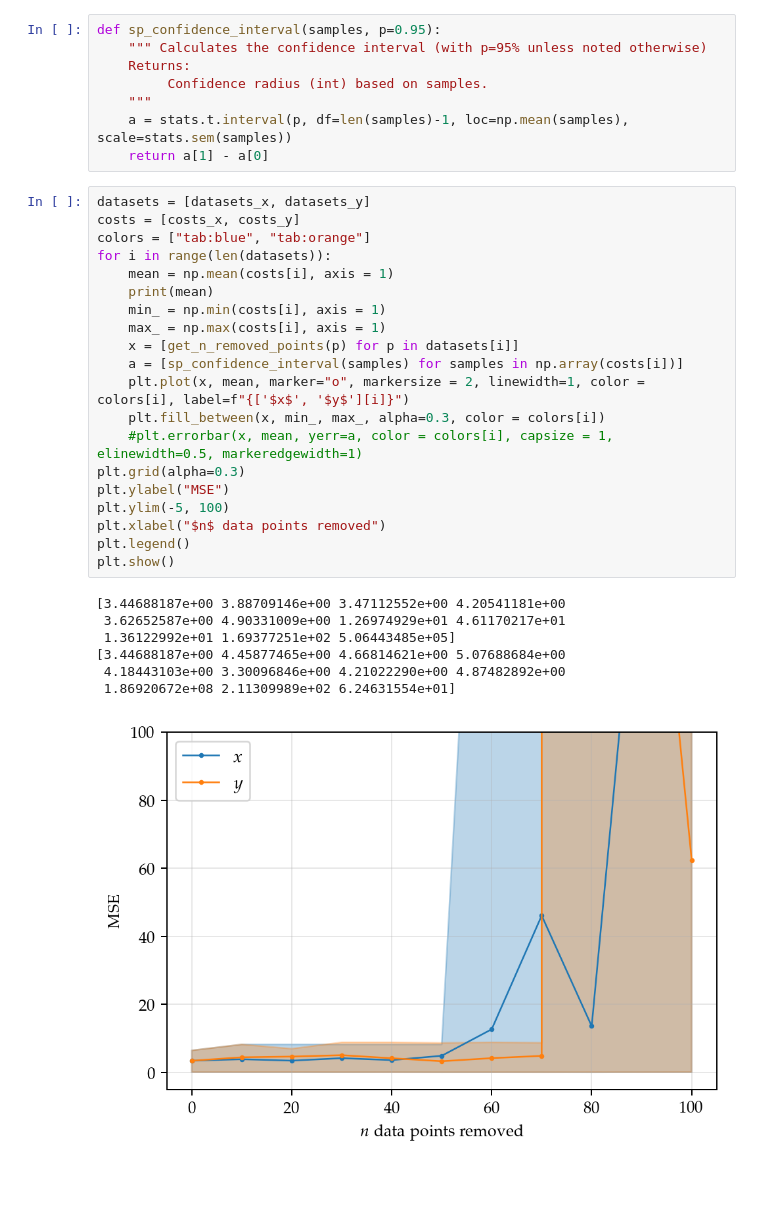
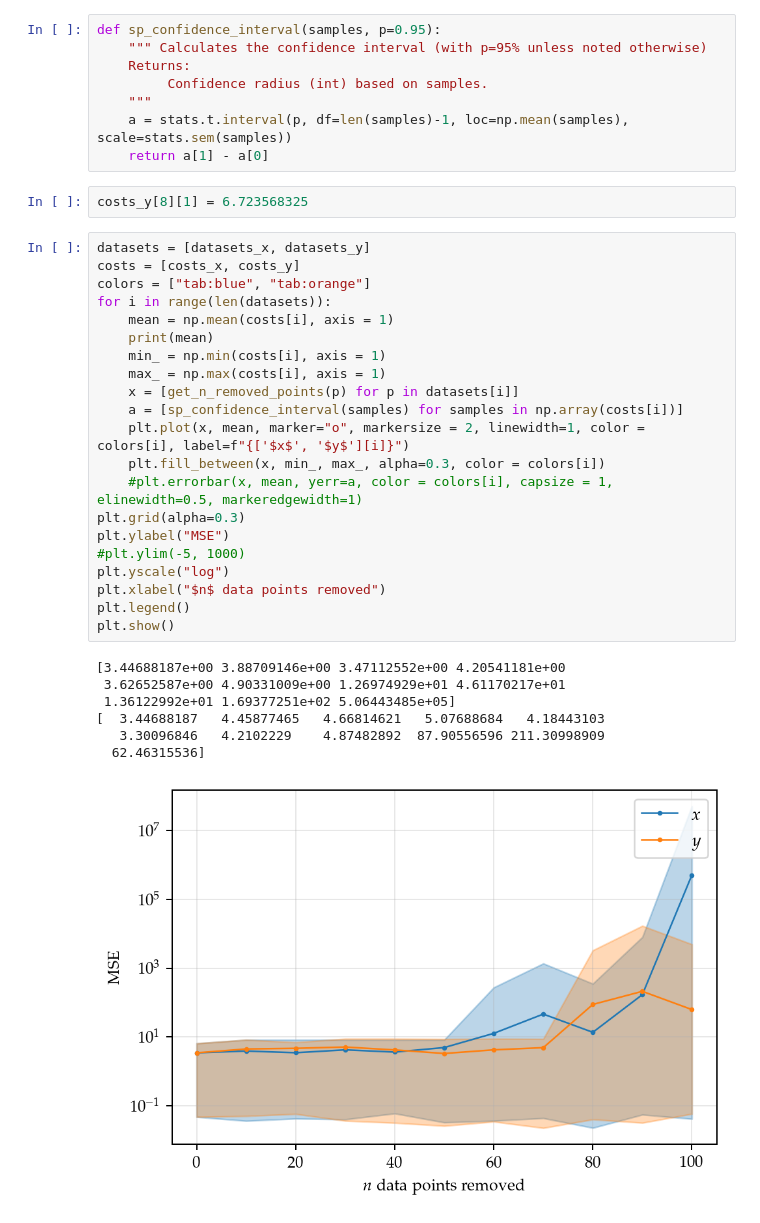
Before and after one commit to Maloup/stochastic-simulation-assignment3, a Jupyter notebook: Data point removal.ipynb, the cells around one changed output. Cells and saved outputs as stored; diff of their text form; blank space fills up the shorter version.

```diff
--- a/Data point removal.ipynb
+++ b/Data point removal.ipynb
@@ -136,31 +136,34 @@ def sp_confidence_interval(samples, p=0.95):
     """
     a = stats.t.interval(p, df=len(samples)-1, loc=np.mean(samples), scale=stats.sem(samples))
     return a[1] - a[0]
+# %%
+costs_y[8][1] = 6.723568325
 # %%
 datasets = [datasets_x, datasets_y]
 costs = [costs_x, costs_y]
 colors = ["tab:blue", "tab:orange"]
 for i in range(len(datasets)):
     mean = np.mean(costs[i], axis = 1)
     print(mean)
     min_ = np.min(costs[i], axis = 1)
     max_ = np.max(costs[i], axis = 1)
     x = [get_n_removed_points(p) for p in datasets[i]]
     a = [sp_confidence_interval(samples) for samples in np.array(costs[i])]
     plt.plot(x, mean, marker="o", markersize = 2, linewidth=1, color = colors[i], label=f"{['$x$', '$y$'][i]}")
     plt.fill_between(x, min_, max_, alpha=0.3, color = colors[i])
     #plt.errorbar(x, mean, yerr=a, color = colors[i], capsize = 1, elinewidth=0.5, markeredgewidth=1)
 plt.grid(alpha=0.3)
 plt.ylabel("MSE")
-plt.ylim(-5, 100)
+#plt.ylim(-5, 1000)
+plt.yscale("log")
 plt.xlabel("$n$ data points removed")
 plt.legend()
 plt.show()
 # %% [output]
 [3.44688187e+00 3.88709146e+00 3.47112552e+00 4.20541181e+00
  3.62652587e+00 4.90331009e+00 1.26974929e+01 4.61170217e+01
  1.36122992e+01 1.69377251e+02 5.06443485e+05]
-[3.44688187e+00 4.45877465e+00 4.66814621e+00 5.07688684e+00
- 4.18443103e+00 3.30096846e+00 4.21022290e+00 4.87482892e+00
- 1.86920672e+08 2.11309989e+02 6.24631554e+01]
+[  3.44688187   4.45877465   4.66814621   5.07688684   4.18443103
+   3.30096846   4.2102229    4.87482892  87.90556596 211.30998909
+  62.46315536]
-[figure, old version]
+[figure, new version]
```
Also changed, not shown: parts of 1 cell of this notebook, 1 other file.
